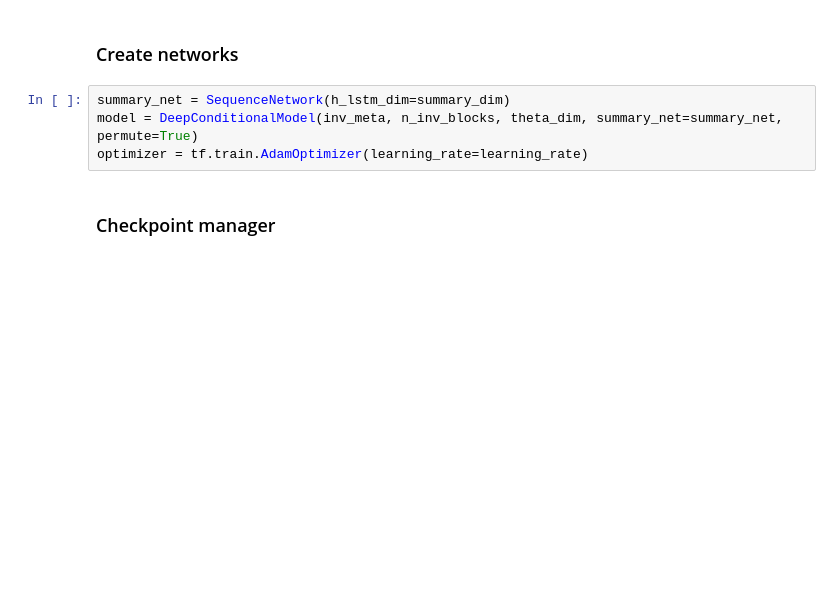
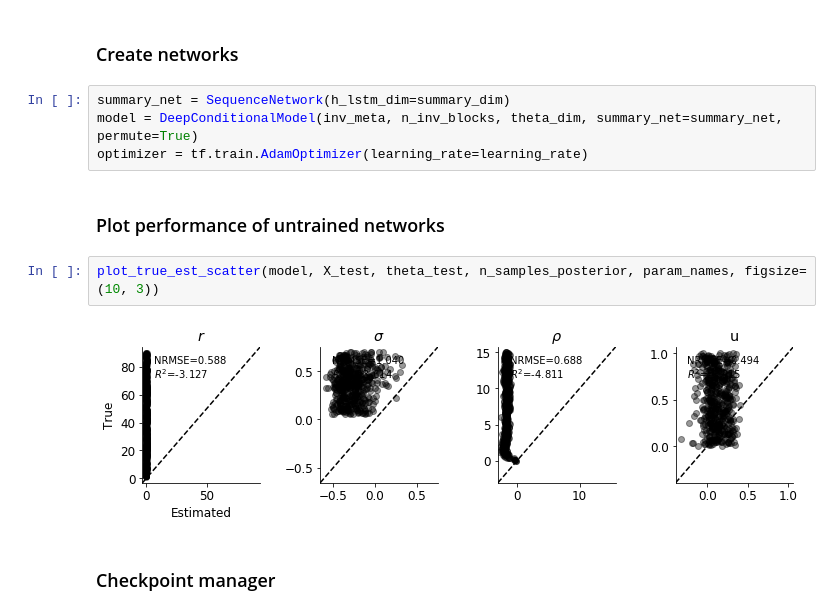
Before and after one commit to stefanradev93/cINN, a Jupyter notebook: Ricker_Comparison.ipynb, the cells around one changed output. Cells and saved outputs as stored; diff of their text form; blank space fills up the shorter version.

```diff
--- a/Ricker_Comparison.ipynb
+++ b/Ricker_Comparison.ipynb
@@ -108,6 +103,12 @@ X_test2, theta_test2 = add_noise_var(X_test2, theta_test2)
 summary_net = SequenceNetwork(h_lstm_dim=summary_dim)
 model = DeepConditionalModel(inv_meta, n_inv_blocks, theta_dim, summary_net=summary_net, permute=True)
 optimizer = tf.train.AdamOptimizer(learning_rate=learning_rate)
+# %% [markdown]
+### Plot performance of untrained networks
+# %%
+plot_true_est_scatter(model, X_test, theta_test, n_samples_posterior, param_names, figsize=(10, 3))
+# %% [output]
+[figure, added]
 # %% [markdown]
 ### Checkpoint manager
 # %%
```
Also changed, not shown: parts of 18 cells of this notebook.
